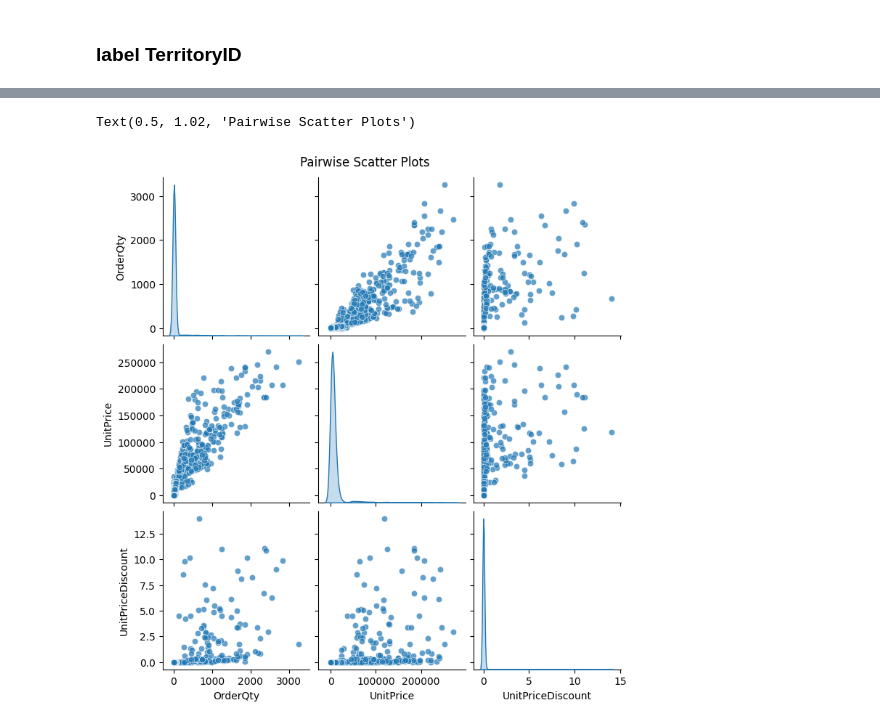
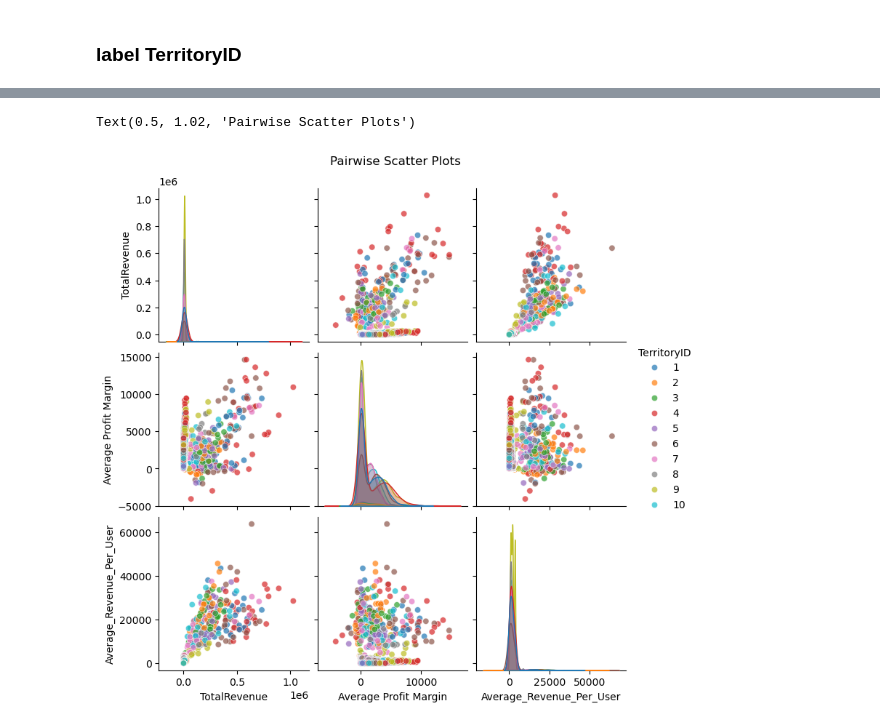
Before and after one commit to khnguyen0308/CompanyX-WareHouse-EDA-PowerBI, a Jupyter notebook: Python_Notebook/eda_territory.ipynb, the cells around one changed output, grey strips where cells are left out. Cells and saved outputs as stored; diff of their text form; code cells hidden in the pictures.

```diff
--- a/Python_Notebook/eda_territory.ipynb
+++ b/Python_Notebook/eda_territory.ipynb
@@ -56,6 +56,16 @@ territory_mapping = {
 df['TerritoryName'] = df['TerritoryID'].map(territory_mapping)
 
 df.insert(1, 'TerritoryName', df.pop('TerritoryName'))
+# %%
+# Desired column order
+desired_order = [
+    'TerritoryID', 'TerritoryName', 'OrderQty', 'UnitPrice', 'UnitPriceDiscount', 'TaxAmt', 'Freight',
+    'TotalRevenue', 'Average Profit Margin',
+    'Average_Revenue_Per_User'
+]
+
+# Reorder columns
+df = df[desired_order]
 # %%
 df.head()
 # %% [output]
@@ -139,10 +242,12 @@ plt.show()
 # %%
-selected_features = ['OrderQty', 'UnitPrice', 'UnitPriceDiscount']
+# selected_features = ['OrderQty', 'UnitPrice', 'UnitPriceDiscount', 'TaxAmt', 'Freight']
+selected_features = ['TotalRevenue', 'Average Profit Margin', 'Average_Revenue_Per_User']
+hue_column = 'TerritoryID'
 
-sns.pairplot(df[selected_features], diag_kind='kde', kind='scatter', plot_kws={'alpha': 0.7})
+sns.pairplot(df[selected_features + [hue_column]], diag_kind='kde', hue='TerritoryID', kind='scatter', plot_kws={'alpha': 0.7})
 
 plt.suptitle("Pairwise Scatter Plots", y=1.02)
 # %% [output]
 Text(0.5, 1.02, 'Pairwise Scatter Plots')
-[figure, old version]
+[figure, new version]
 # %%
```
Also changed, not shown: parts of 26 cells of this notebook, 2 other files.
